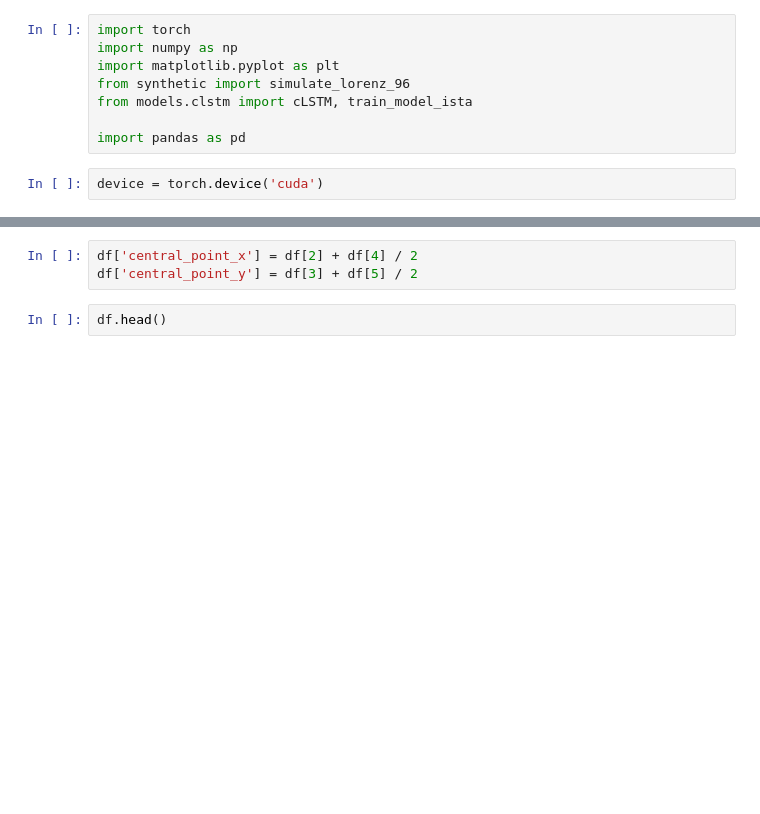
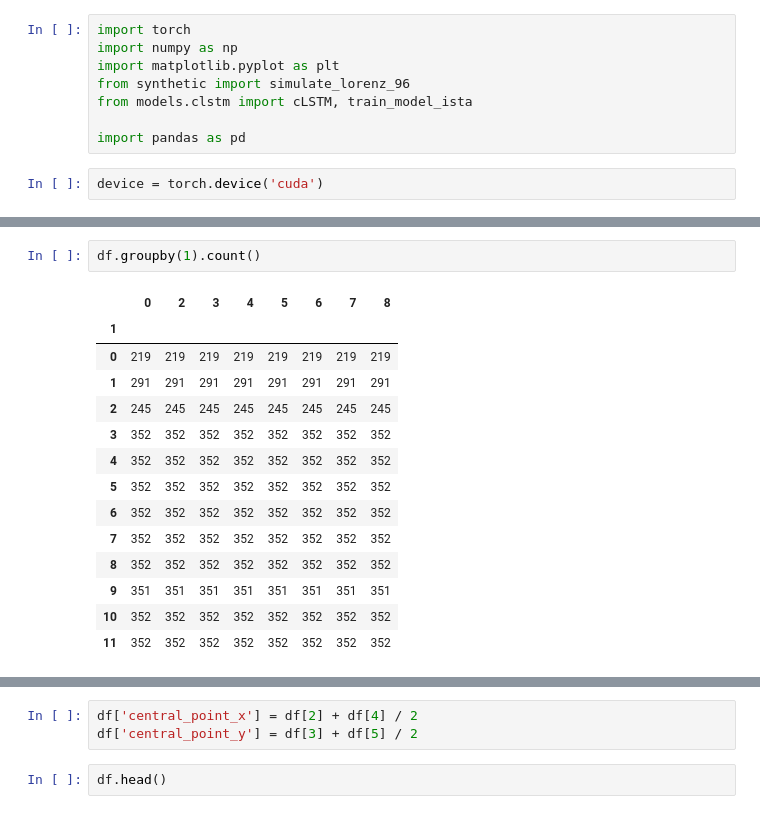
Before and after one commit to henryleo180/CDV, a Jupyter notebook: NGC.ipynb, the cells around one changed output, grey strips where cells are left out. Drawn from its saved outputs; the diff is of its cells as text; blank space fills up the shorter version.

```diff
--- a/NGC.ipynb
+++ b/NGC.ipynb
@@ -26,3 +26,20 @@ df.head()
+# %%
+df.groupby(1).count()
+# %% [output]
+|  | 0 | 2 | 3 | 4 | 5 | 6 | 7 | 8 |
+| 1 |  |  |  |  |  |  |  |  |
+| 0 | 219 | 219 | 219 | 219 | 219 | 219 | 219 | 219 |
+| 1 | 291 | 291 | 291 | 291 | 291 | 291 | 291 | 291 |
+| 2 | 245 | 245 | 245 | 245 | 245 | 245 | 245 | 245 |
+| 3 | 352 | 352 | 352 | 352 | 352 | 352 | 352 | 352 |
+| 4 | 352 | 352 | 352 | 352 | 352 | 352 | 352 | 352 |
+| 5 | 352 | 352 | 352 | 352 | 352 | 352 | 352 | 352 |
+| 6 | 352 | 352 | 352 | 352 | 352 | 352 | 352 | 352 |
+| 7 | 352 | 352 | 352 | 352 | 352 | 352 | 352 | 352 |
+| 8 | 352 | 352 | 352 | 352 | 352 | 352 | 352 | 352 |
+| 9 | 351 | 351 | 351 | 351 | 351 | 351 | 351 | 351 |
+| 10 | 352 | 352 | 352 | 352 | 352 | 352 | 352 | 352 |
+| 11 | 352 | 352 | 352 | 352 | 352 | 352 | 352 | 352 |
 # %%
 import numpy as np
 from itertools import combinations
```
Also changed, not shown: parts of 11 cells of this notebook, 2 other files.
